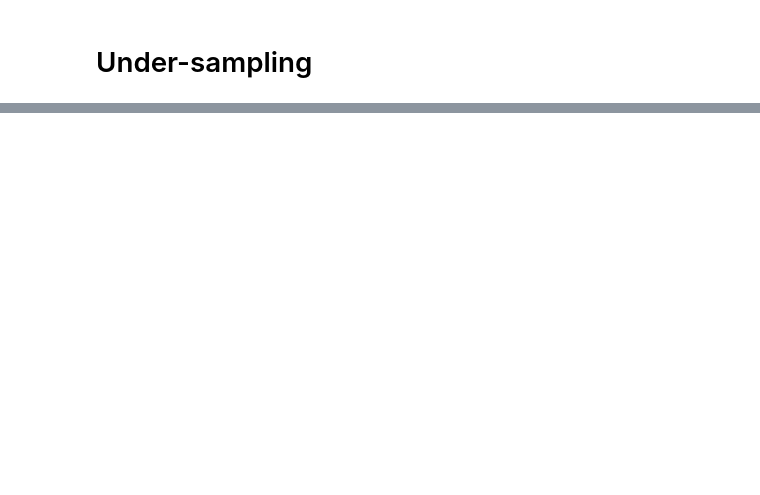
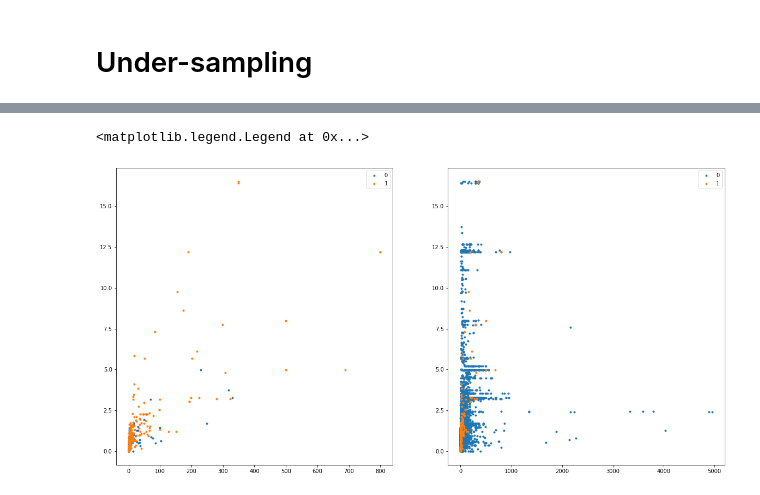
Before and after one commit to juan-kabbali/fraud-detection, a Jupyter notebook: balanced.ipynb, the cells around one changed output, grey strips where cells are left out. Cells and saved outputs as stored; diff of their text form; code cells hidden in the pictures; blank space fills up the shorter version.

```diff
--- a/balanced.ipynb
+++ b/balanced.ipynb
@@ -74,0 +40,23 @@ heatmap = sns.heatmap(balanced_df.corr(), annot=True, cbar=True, cmap=plt.cm.Red
+# %%
+fig, axs = plt.subplots(ncols=2, figsize=(20, 10))
+
+axs[0].plot(balanced_df[balanced_df["FlAgImpAye"] == 0 ]["ScoringFP1"],
+        balanced_df[balanced_df["FlAgImpAye"] == 0 ]["ScoringFP3"], marker='.', linestyle='',
+        label="0")
+axs[0].plot(balanced_df[balanced_df["FlAgImpAye"] == 1 ]["ScoringFP1"],
+        balanced_df[balanced_df["FlAgImpAye"] == 1 ]["ScoringFP3"], marker='.', linestyle='',
+        label="1")
+axs[0].legend()
+
+axs[1].plot(df[df["FlAgImpAye"] == 0 ]["ScoringFP1"],
+        df[df["FlAgImpAye"] == 0 ]["ScoringFP3"], marker='.', linestyle='',
+        label="0")
+axs[1].plot(df[df["FlAgImpAye"] == 1 ]["ScoringFP1"],
+        df[df["FlAgImpAye"] == 1 ]["ScoringFP3"], marker='.', linestyle='',
+        label="1")
+axs[1].legend()
+# ax.set_xscale('log')
+# ax.set_yscale('log')
+# %% [output]
+<matplotlib.legend.Legend at 0x...>
+[figure, added]
```
Also changed, not shown: parts of 13 cells of this notebook, 2 other files.
